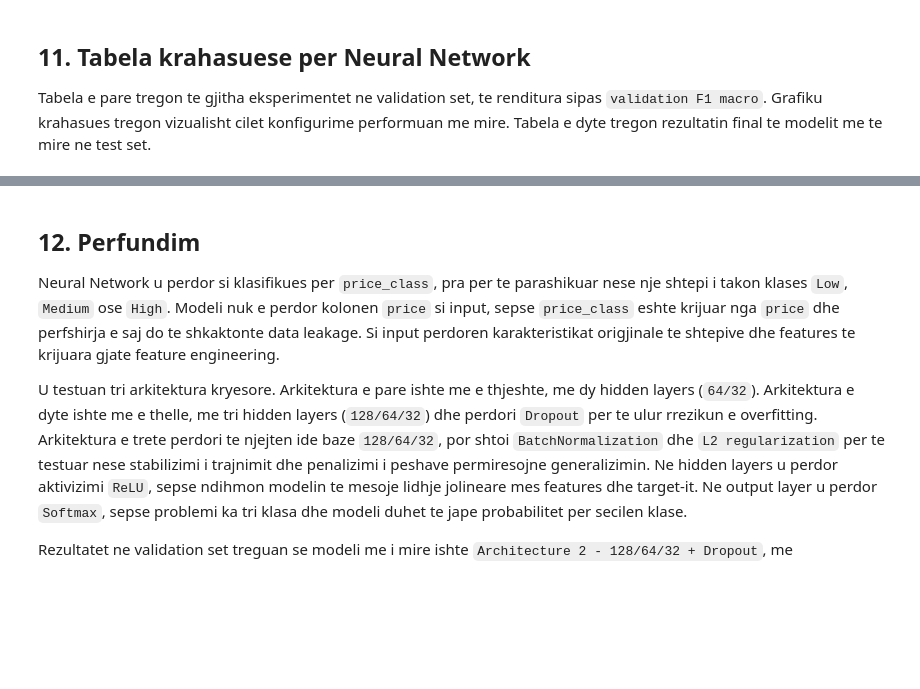
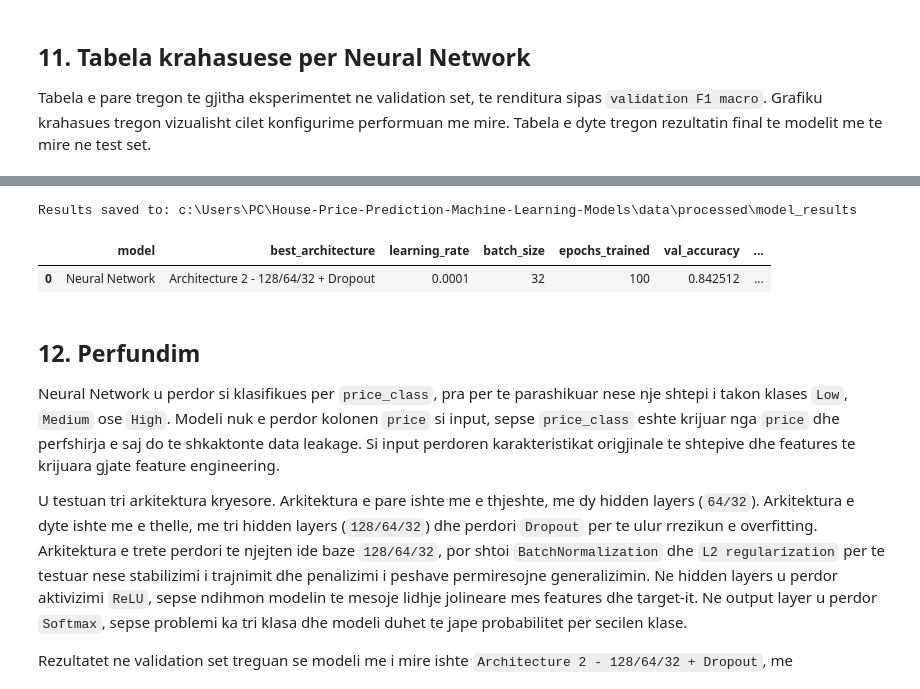
Before and after one commit to Valza-2005/House-Price-Prediction-Machine-Learning-Models, a Jupyter notebook: notebooks/models/NeuralNetwork.ipynb, the cells around one changed output, grey strips where cells are left out. Drawn from its saved outputs; the diff is of its cells as text; code cells hidden in the pictures; blank space fills up the shorter version.

Commit message:
Add README, requirements, and notebook outputs

```diff
--- a/notebooks/models/NeuralNetwork.ipynb
+++ b/notebooks/models/NeuralNetwork.ipynb
@@ -428,23 +515,48 @@ plt.show()
 # %%
 nn_final_results = pd.DataFrame([
     {
         "model": "Neural Network",
         "best_architecture": best_result["architecture"],
         "learning_rate": best_result["learning_rate"],
         "batch_size": best_result["batch_size"],
         "epochs_trained": best_result["epochs_trained"],
         "val_accuracy": best_result["val_accuracy"],
         "val_precision_macro": best_result["val_precision_macro"],
         "val_recall_macro": best_result["val_recall_macro"],
         "val_f1_macro": best_result["val_f1_macro"],
         "test_accuracy": test_accuracy,
         "test_precision_macro": test_precision,
         "test_recall_macro": test_recall,
         "test_f1_macro": test_f1,
     }
 ])
 
+results_dir = DATA_DIR / "model_results"
+results_dir.mkdir(parents=True, exist_ok=True)
+
+nn_final_results.to_csv(results_dir / "neural_network_results.csv", index=False)
+nn_experiment_results.to_csv(results_dir / "neural_network_experiment_results.csv", index=False)
+
+report_df = pd.DataFrame(
+    classification_report(
+        y_test,
+        y_test_pred,
+        target_names=class_names,
+        output_dict=True,
+        zero_division=0,
+    )
+).transpose()
+report_df.to_csv(results_dir / "neural_network_classification_report.csv")
+
+cm_df = pd.DataFrame(cm, index=class_names, columns=class_names)
+cm_df.to_csv(results_dir / "neural_network_confusion_matrix.csv")
+
+print("Results saved to:", results_dir)
 nn_final_results
+# %% [output]
+Results saved to: c:\Users\PC\House-Price-Prediction-Machine-Learning-Models\data\processed\model_results
+|  | model | best_architecture | learning_rate | batch_size | epochs_trained | val_accuracy | ... |
+| 0 | Neural Network | Architecture 2 - 128/64/32 + Dropout | 0.0001 | 32 | 100 | 0.842512 | ... |
 # %% [markdown]
 ## 12. Perfundim
 
```
Also changed, not shown: parts of 8 cells of this notebook, 9 other files.
